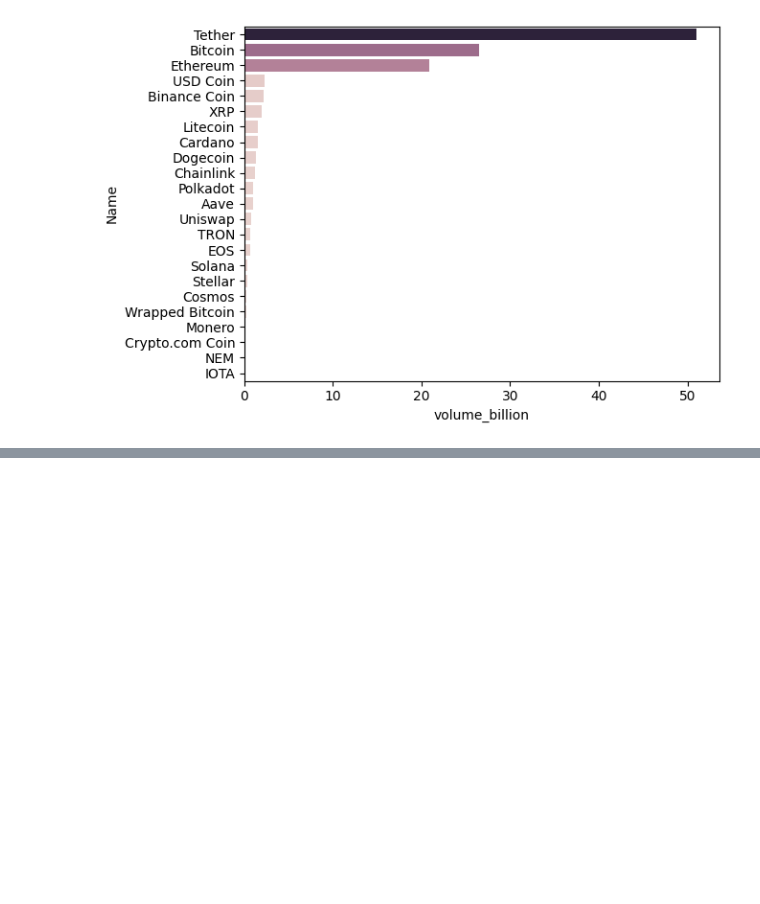
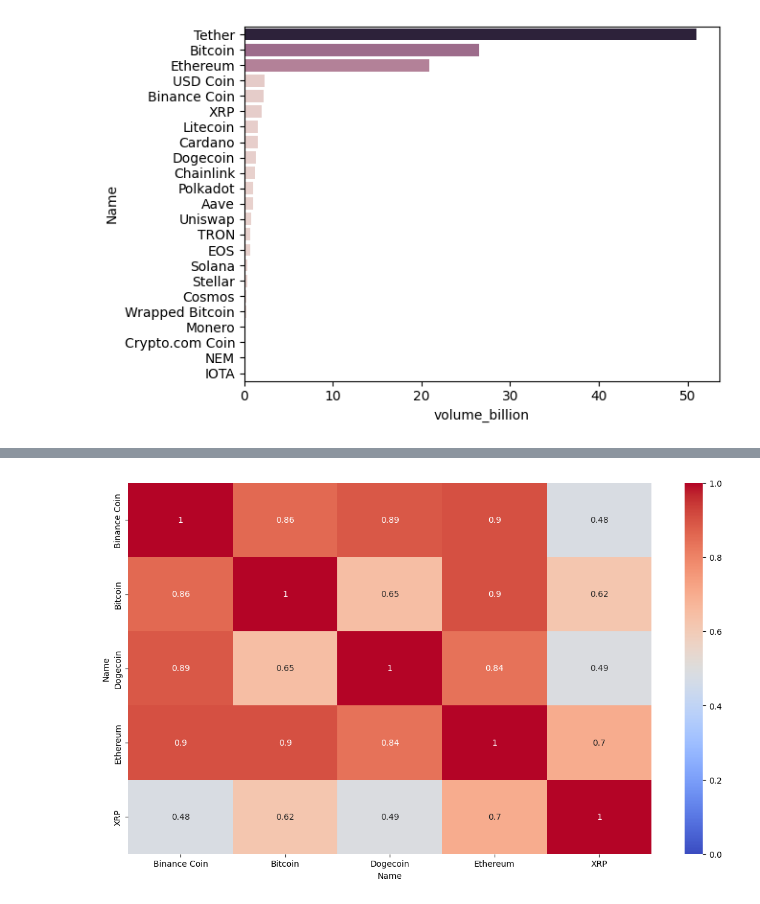
Before and after one commit to alejomaar/Network-Science-for-Data-Analytics, a Jupyter notebook: homework_1/cryptocurrencies.ipynb, the cells around one changed output, grey strips where cells are left out. Saved outputs shown, nothing was run; the diff lists cells and outputs as text; code cells hidden in the pictures; blank space fills up the shorter version.

```diff
--- a/homework_1/cryptocurrencies.ipynb
+++ b/homework_1/cryptocurrencies.ipynb
@@ -72,0 +153,3 @@ sns.barplot(partial_df.sort_values(by="volume_billion", ascending=False), y="Nam
+# %%
+top_5_cryptos_names = df.groupby("Name").max().reset_index().sort_values("marketcap_billion", ascending=False)[:5]["Name"].to_list()
+top_5_cryptos_names
@@ -72,0 +158,2 @@ sns.barplot(partial_df.sort_values(by="volume_billion", ascending=False), y="Nam
+# %%
+top_5_cryptos_df = df[df.Name.isin(top_5_cryptos_names)]
@@ -72,0 +197,7 @@ sns.barplot(partial_df.sort_values(by="volume_billion", ascending=False), y="Nam
+# %%
+pivot_cryptos = top_5_cryptos_df.groupby(['Date', 'Name'])['Close'].last().unstack()
+# %%
+plt.figure(figsize=(14,8))
+sns.heatmap(pivot_cryptos.corr(),vmin=0, vmax=1, cmap='coolwarm', annot=True);
+# %% [output]
+[figure, added]
```
Also changed, not shown: parts of 31 cells of this notebook.
